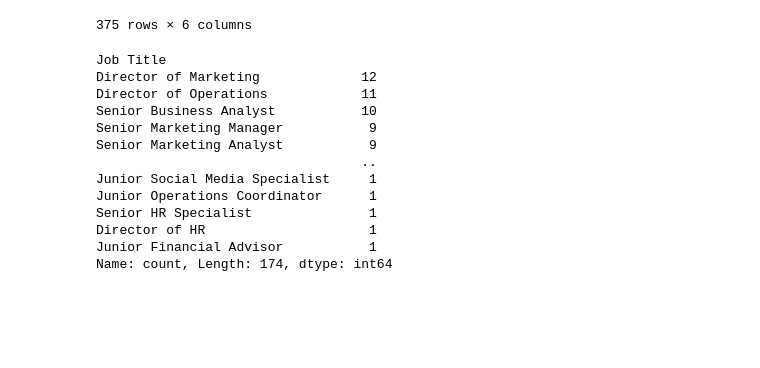
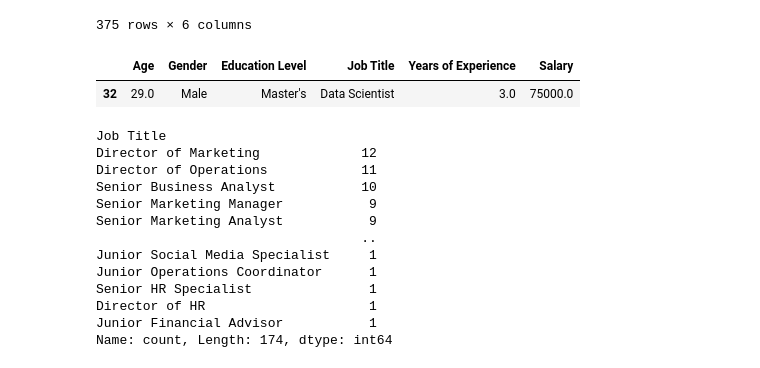
Before and after one commit to visalkao/Salary-Prediction, a Jupyter notebook: code.ipynb, the cells around one changed output. Drawn from its saved outputs; the diff is of its cells as text; code cells hidden in the pictures; blank space fills up the shorter version.

```diff
--- a/code.ipynb
+++ b/code.ipynb
@@ -21,6 +21,11 @@ data
 | 373 | 34.0 | Male | Bachelor's | Senior Operations Coordinator | 7.0 | 90000.0 |
 | 374 | 44.0 | Female | PhD | Senior Business Analyst | 15.0 | 150000.0 |
 375 rows × 6 columns
+# %%
+data[data["Job Title"] == "Data Scientist"].head(10)
+# %% [output]
+|  | Age | Gender | Education Level | Job Title | Years of Experience | Salary |
+| 32 | 29.0 | Male | Master's | Data Scientist | 3.0 | 75000.0 |
 # %%
 data['Job Title'].value_counts()
 # %% [output]
```
Also changed, not shown: parts of 3 cells of this notebook.
